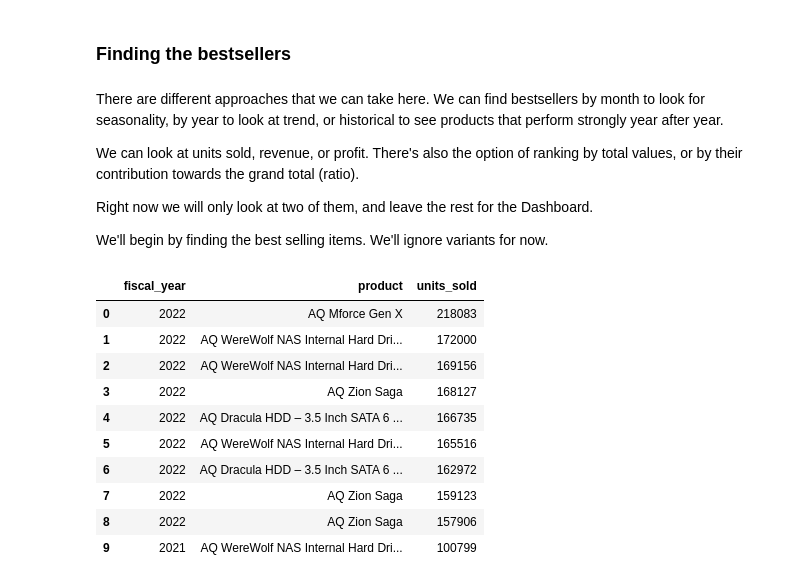
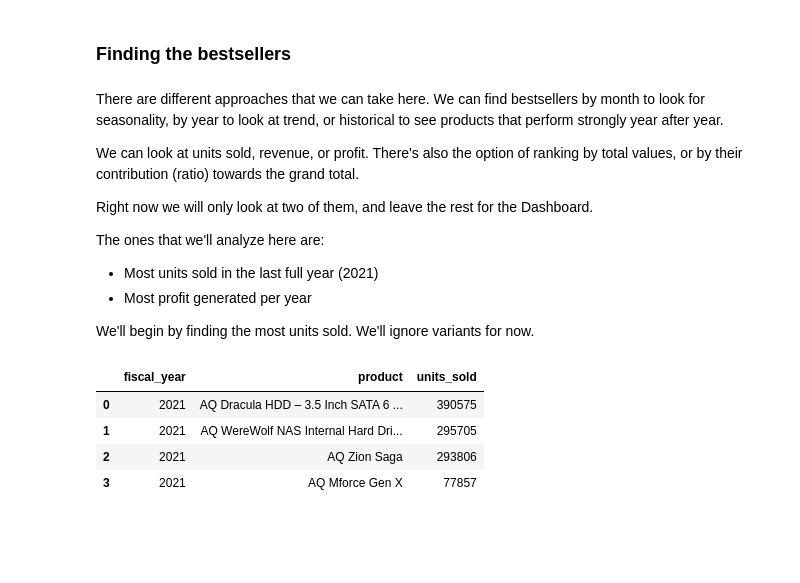
Before and after one commit to Silverscale/AtliQ_Products_Analysis, a Jupyter notebook: atliq_product_analysis.ipynb, the cells around one changed output. Drawn from its saved outputs; the diff is of its cells as text; code cells hidden in the pictures; blank space fills up the shorter version.

Commit message:
WIP Bestellers: units sold

```diff
--- a/atliq_product_analysis.ipynb
+++ b/atliq_product_analysis.ipynb
@@ -745,32 +745,31 @@ The data is ready for analysis.
 # %% [markdown]
 There are different approaches that we can take here. We can find bestsellers by month to look for seasonality, by year to look at trend, or historical to see products that perform strongly year after year.
 
-We can look at units sold, revenue, or profit. There's also the option of ranking by total values, or by their contribution towards the grand total (ratio).
+We can look at units sold, revenue, or profit. There's also the option of ranking by total values, or by their contribution (ratio) towards the grand total.
 
 Right now we will only look at two of them, and leave the rest for the Dashboard.
 
-We'll begin by finding the best selling items. We'll ignore variants for now.
+The ones that we'll analyze here are:
+- Most units sold in the last full year (2021)
+- Most profit generated per year
+
+We'll begin by finding the most units sold. We'll ignore variants for now.
 # %%
 query = """
 SELECT fiscal_year, product, SUM(sold_quantity) AS units_sold
 FROM fact_sales_monthly
     JOIN dim_product
     ON fact_sales_monthly.product_code = dim_product.product_code
-GROUP BY fiscal_year, dim_product.product_code
+WHERE fiscal_year = 2021
+GROUP BY fiscal_year, dim_product.product
 ORDER BY units_sold DESC
 """
 
 best_sell_df = pd.read_sql_query(query, con)
 best_sell_df.head(10)
 # %% [output]
 |  | fiscal_year | product | units_sold |
-| 0 | 2022 | AQ Mforce Gen X | 218083 |
-| 1 | 2022 | AQ WereWolf NAS Internal Hard Dri... | 172000 |
-| 2 | 2022 | AQ WereWolf NAS Internal Hard Dri... | 169156 |
-| 3 | 2022 | AQ Zion Saga | 168127 |
-| 4 | 2022 | AQ Dracula HDD – 3.5 Inch SATA 6 ... | 166735 |
-| 5 | 2022 | AQ WereWolf NAS Internal Hard Dri... | 165516 |
-| 6 | 2022 | AQ Dracula HDD – 3.5 Inch SATA 6 ... | 162972 |
-| 7 | 2022 | AQ Zion Saga | 159123 |
-| 8 | 2022 | AQ Zion Saga | 157906 |
-| 9 | 2021 | AQ WereWolf NAS Internal Hard Dri... | 100799 |
+| 0 | 2021 | AQ Dracula HDD – 3.5 Inch SATA 6 ... | 390575 |
+| 1 | 2021 | AQ WereWolf NAS Internal Hard Dri... | 295705 |
+| 2 | 2021 | AQ Zion Saga | 293806 |
+| 3 | 2021 | AQ Mforce Gen X | 77857 |
```
Also changed, not shown: parts of 2 cells of this notebook.
